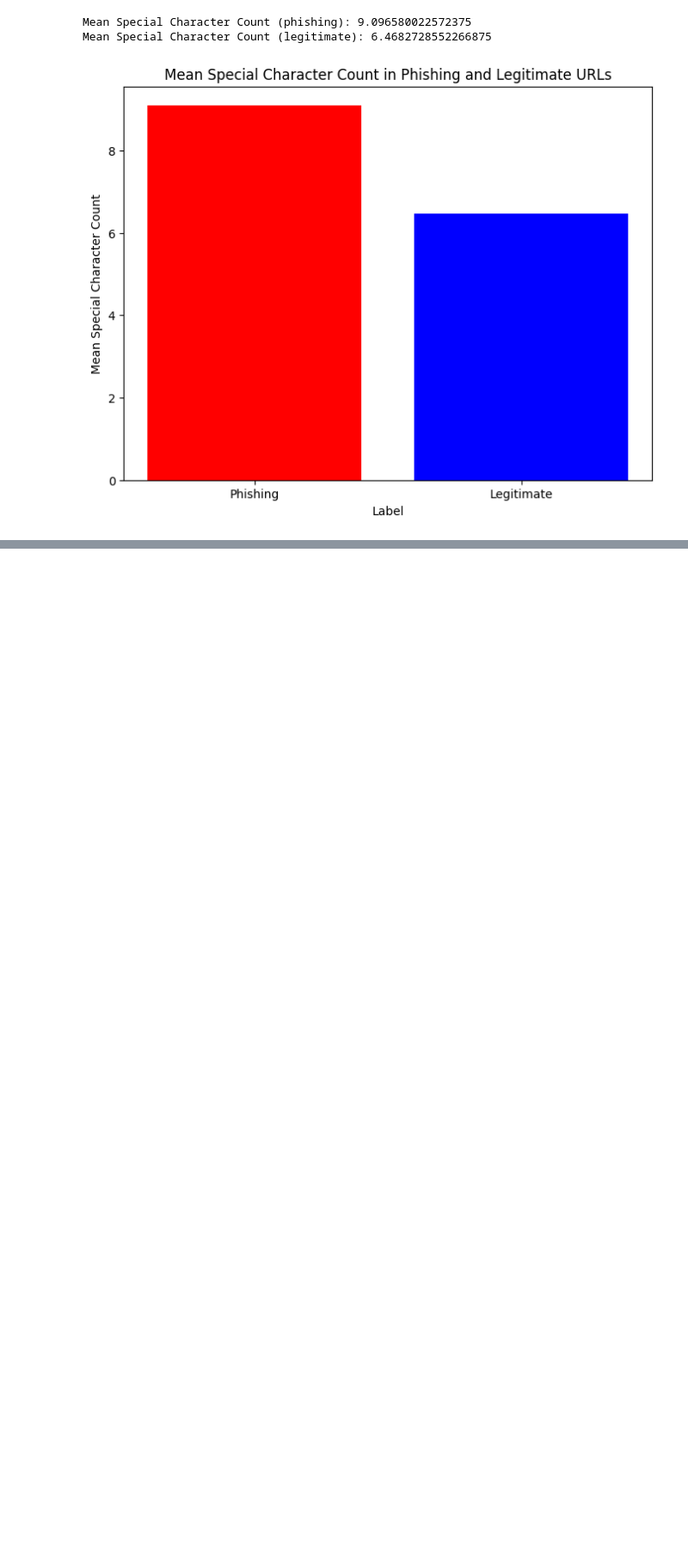
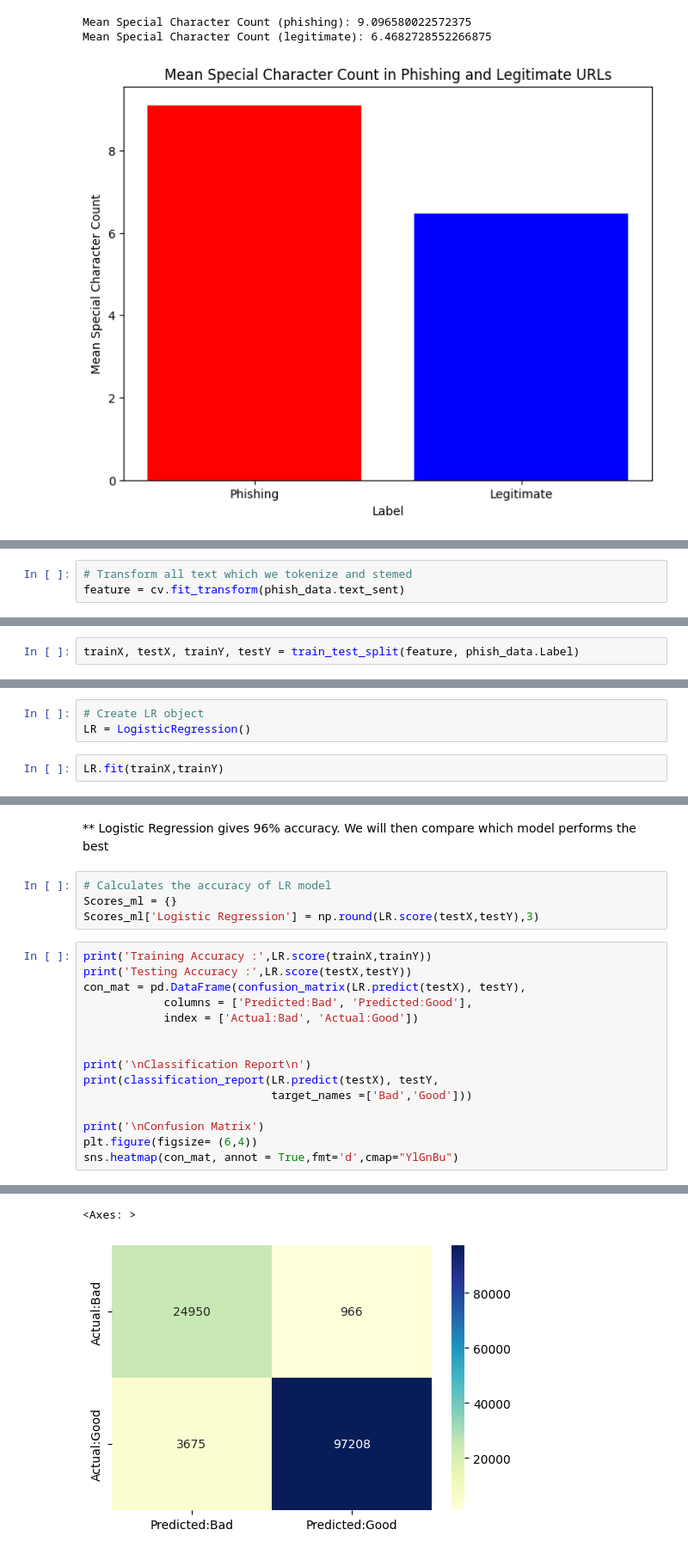
Before and after one commit to Kairos5106/data-science, a Jupyter notebook: test.ipynb, the cells around one changed output, grey strips where cells are left out. Shown at 86% size. Cells and saved outputs as stored; diff of their text form; blank space fills up the shorter version.

```diff
--- a/test.ipynb
+++ b/test.ipynb
@@ -514,0 +521,3 @@ Mean Special Character Count (legitimate): 6.4682728552266875
+# %%
+# Transform all text which we tokenize and stemed
+feature = cv.fit_transform(phish_data.text_sent)
@@ -514,0 +537,2 @@ Mean Special Character Count (legitimate): 6.4682728552266875
+# %%
+trainX, testX, trainY, testY = train_test_split(feature, phish_data.Label)
@@ -514,0 +543,5 @@ Mean Special Character Count (legitimate): 6.4682728552266875
+# %%
+# Create LR object
+LR = LogisticRegression()
+# %%
+LR.fit(trainX,trainY)
@@ -514,0 +561,22 @@ Mean Special Character Count (legitimate): 6.4682728552266875
+# %% [markdown]
+** Logistic Regression gives 96% accuracy. We will then compare which model performs the best
+# %%
+# Calculates the accuracy of LR model
+Scores_ml = {}
+Scores_ml['Logistic Regression'] = np.round(LR.score(testX,testY),3)
+# %%
+print('Training Accuracy :',LR.score(trainX,trainY))
+print('Testing Accuracy :',LR.score(testX,testY))
+con_mat = pd.DataFrame(confusion_matrix(LR.predict(testX), testY),
+            columns = ['Predicted:Bad', 'Predicted:Good'],
+            index = ['Actual:Bad', 'Actual:Good'])
+
+
+print('\nClassification Report\n')
+print(classification_report(LR.predict(testX), testY,
+                            target_names =['Bad','Good']))
+
+print('\nConfusion Matrix')
+plt.figure(figsize= (6,4))
+sns.heatmap(con_mat, annot = True,fmt='d',cmap="YlGnBu")
+# %% [output]
@@ -514,0 +599,2 @@ Mean Special Character Count (legitimate): 6.4682728552266875
+<Axes: >
+[figure, added]
```
Also changed, not shown: parts of 23 cells of this notebook.
